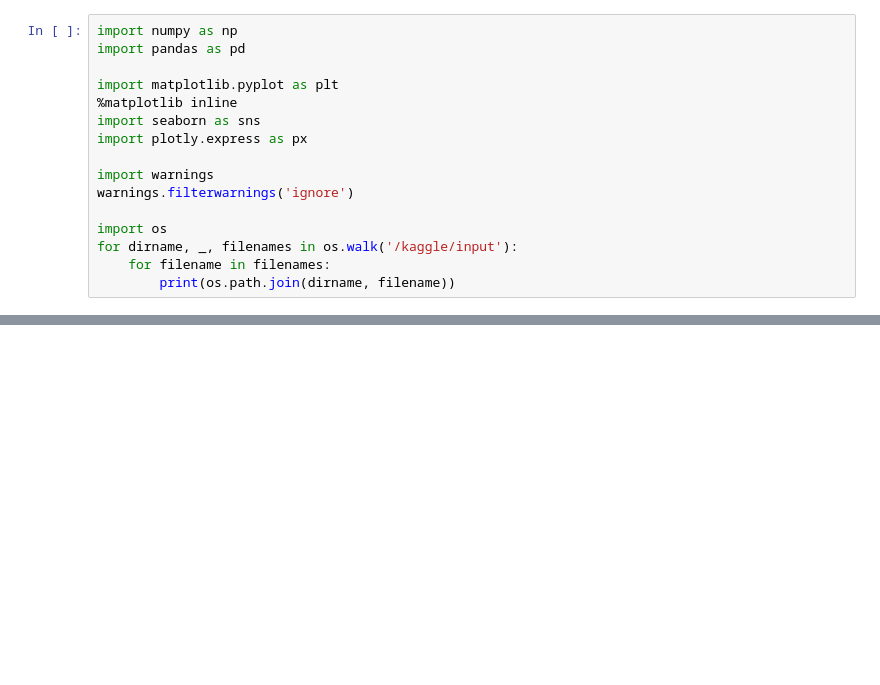
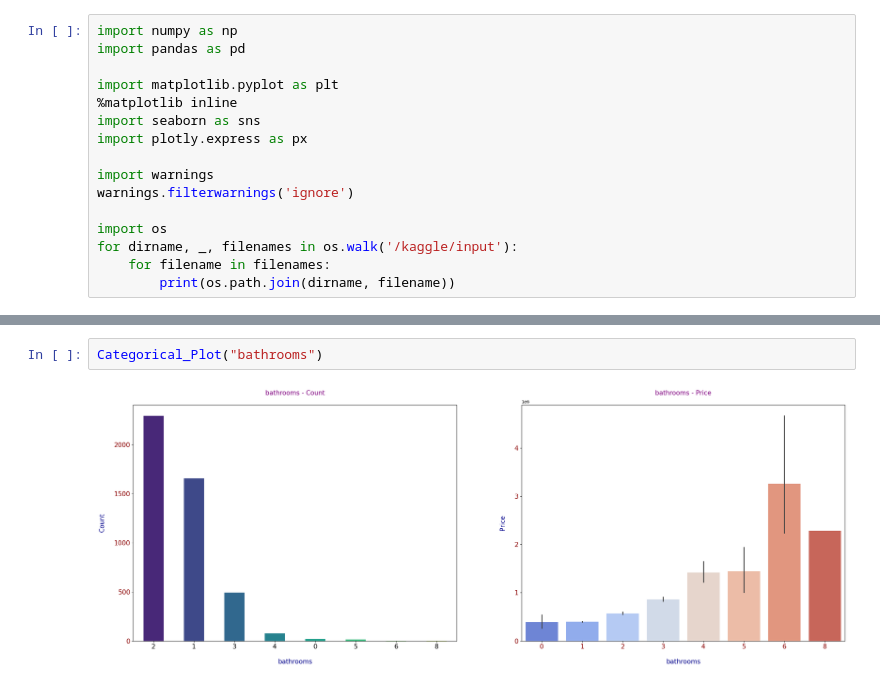
Before and after one commit to TakibYeasar/Machine-Learning-Tutorial, a Jupyter notebook: Linear Regression/Linear Regression.ipynb, the cells around one changed output, grey strips where cells are left out. Saved outputs shown, nothing was run; the diff lists cells and outputs as text; blank space fills up the shorter version.

```diff
--- a/Linear Regression/Linear Regression.ipynb
+++ b/Linear Regression/Linear Regression.ipynb
@@ -71,0 +325,4 @@ Number of duplicates are :  0
+# %%
+Categorical_Plot("bathrooms")
+# %% [output]
+[figure, added]
```
Also changed, not shown: parts of 63 cells of this notebook, 7 other files.
